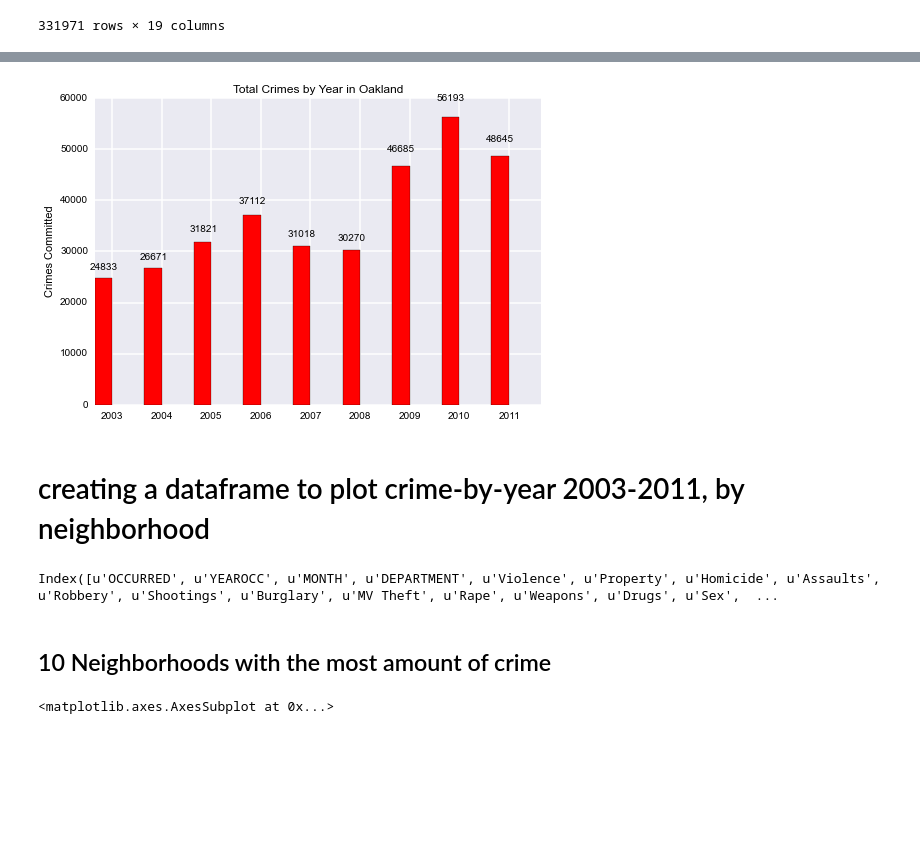
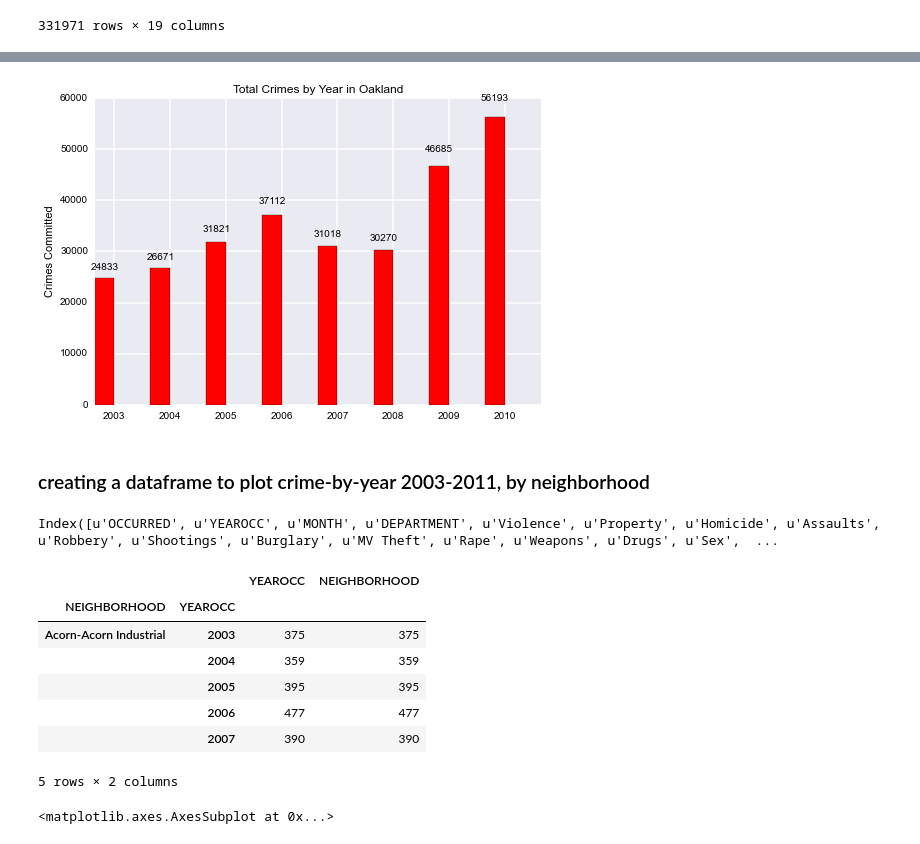
Before and after one commit to kikiliu/Oakland-gentrifcation, a Jupyter notebook: long&short_notebooks_Moshe/moshe_final_long.ipynb, the cells around one changed output, grey strips where cells are left out. Drawn from its saved outputs; the diff is of its cells as text; code cells hidden in the pictures; blank space fills up the shorter version.

```diff
--- a/myfinalnotebookslongandshortMoshe/moshe_final_short.ipynb
+++ b/long&short_notebooks_Moshe/moshe_final_long.ipynb
@@ -64,34 +288,31 @@ plot1.plot(kind='barh')
 # %%
-N = 9
-crime_count = (24833, 26671, 31821, 37112, 31018, 30270, 46685, 56193, 48645)
+N = 8
+crime_count = (24833, 26671, 31821, 37112, 31018, 30270, 46685, 56193)
 
 ind = np.arange(N)  # the x locations for the groups
 width = 0.35       # the width of the bars
 
 fig, ax = plt.subplots()
 rect = ax.bar(ind, crime_count, width, color='r')
 
 ax.set_ylabel('Crimes Committed')
 ax.set_title('Total Crimes by Year in Oakland')
 ax.set_xticks(ind+width)
-ax.set_xticklabels( ('2003','2004','2005','2006','2007','2008','2009','2010','2011') )
+ax.set_xticklabels( ('2003','2004','2005','2006','2007','2008','2009','2010') )
 
 def autolabel(rects):
     # attach some text labels
     for rect in rects:
         height = rect.get_height()
         ax.text(rect.get_x()+rect.get_width()/2., 1.05*height, '%d'%int(height),
                 ha='center', va='bottom')
 
 autolabel(rect)
 
-plt.show()   # showing crime per year, 2003-2010, not sorted- local max in 2006, global max at
+plt.show()
 # %% [output]
-[figure, old version]
+[figure, new version]
 # %% [markdown]
-# creating a dataframe to plot crime-by-year 2003-2011, by neighborhood
+### creating a dataframe to plot crime-by-year 2003-2011, by neighborhood
 # %%
 df_year_hood_plot = df.copy()
-df_year_hood_plot.keys()
-# %% [output]
-Index([u'OCCURRED', u'YEAROCC', u'MONTH', u'DEPARTMENT', u'Violence', u'Property', u'Homicide', u'Assaults', u'Robbery', u'Shootings', u'Burglary', u'MV Theft', u'Rape', u'Weapons', u'Drugs', u'Sex',  ...
@@ -105,2 +319,4 @@ del hood_group_sorted['YEAROCC']
-# %% [markdown]
-## 10 Neighborhoods with the most amount of crime
+# %%
+df_year_hood_plot.keys()
+# %% [output]
+Index([u'OCCURRED', u'YEAROCC', u'MONTH', u'DEPARTMENT', u'Violence', u'Property', u'Homicide', u'Assaults', u'Robbery', u'Shootings', u'Burglary', u'MV Theft', u'Rape', u'Weapons', u'Drugs', u'Sex',  ...
@@ -106,0 +344,11 @@ del hood_group_sorted['YEAROCC']
+# %%
+hood_group.head()
+# %% [output]
+|  |  | YEAROCC | NEIGHBORHOOD |
+| NEIGHBORHOOD | YEAROCC |  |  |
+| Acorn-Acorn Industrial | 2003 | 375 | 375 |
+|  | 2004 | 359 | 359 |
+|  | 2005 | 395 | 395 |
+|  | 2006 | 477 | 477 |
+|  | 2007 | 390 | 390 |
+5 rows × 2 columns
```
Also changed, not shown: parts of 97 cells of this notebook.
